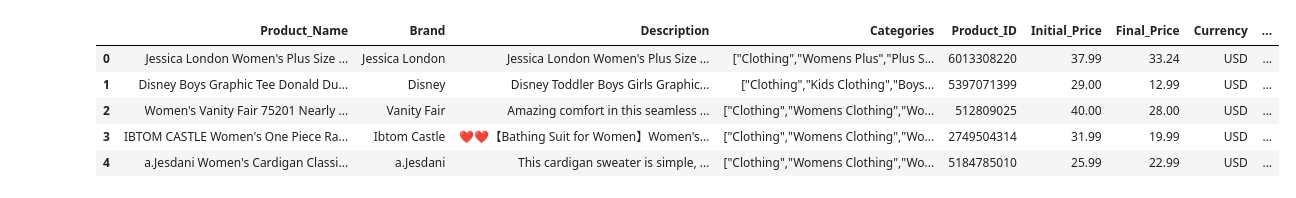
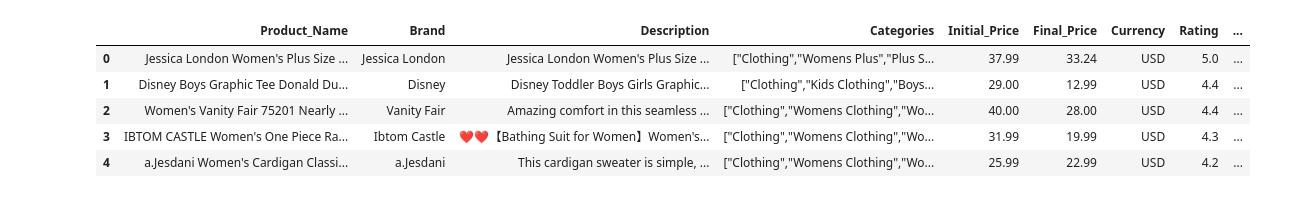
Before and after one commit to TrueNguyen203/Image-Text-Recommendation-System, a Jupyter notebook: merge.ipynb, the cells around one changed output. Drawn from its saved outputs; the diff is of its cells as text; code cells hidden in the pictures.

```diff
--- a/merge.ipynb
+++ b/merge.ipynb
@@ -7,7 +68,7 @@ walmart = pd.read_csv('walmart_clothing.csv')
 # %%
 final_columns = [
-    'Product_Name', 'Brand', 'Description', 'Categories', 'Product_ID',
+    'Product_Name', 'Brand', 'Description', 'Categories',
     'Initial_Price', 'Final_Price', 'Currency', 'Rating', 'Reviews_Count',
-    'URL', 'Marketplace'
+    'Image_URL'
 ]
 # %%
@@ -67,30 +124,28 @@ shein.head(5)
 # %%
-walmart = walmart[['product_name', 'brand', 'description', 'categories', 'product_id',
+walmart = walmart[['product_name', 'brand', 'description', 'categories',
                    'initial_price', 'final_price', 'currency', 'rating',
-                   'review_count', 'url']].rename(columns={
+                   'review_count', 'main_image']].rename(columns={
     'product_name': 'Product_Name',
     'brand': 'Brand',
     'description': 'Description',
     'categories': 'Categories',
-    'product_id': 'Product_ID',
     'initial_price': 'Initial_Price',
     'final_price': 'Final_Price',
     'currency': 'Currency',
     'rating': 'Rating',
     'review_count': 'Reviews_Count',
-    'url': 'URL'
+    'main_image': 'Image_URL'
 })
-walmart['Marketplace'] = 'Walmart'
 walmart = walmart[final_columns]
 
 walmart.head(5)
 # %% [output]
-|  | Product_Name | Brand | Description | Categories | Product_ID | Initial_Price | Final_Price | Currency | ... |
-| 0 | Jessica London Women's Plus Size ... | Jessica London | Jessica London Women's Plus Size ... | ["Clothing","Womens Plus","Plus S... | 6013308220 | 37.99 | 33.24 | USD | ... |
-| 1 | Disney Boys Graphic Tee Donald Du... | Disney | Disney Toddler Boys Girls Graphic... | ["Clothing","Kids Clothing","Boys... | 5397071399 | 29.00 | 12.99 | USD | ... |
-| 2 | Women's Vanity Fair 75201 Nearly ... | Vanity Fair | Amazing comfort in this seamless ... | ["Clothing","Womens Clothing","Wo... | 512809025 | 40.00 | 28.00 | USD | ... |
-| 3 | IBTOM CASTLE Women's One Piece Ra... | Ibtom Castle | ❤❤【Bathing Suit for Women】Women's... | ["Clothing","Womens Clothing","Wo... | 2749504314 | 31.99 | 19.99 | USD | ... |
-| 4 | a.Jesdani Women's Cardigan Classi... | a.Jesdani | This cardigan sweater is simple, ... | ["Clothing","Womens Clothing","Wo... | 5184785010 | 25.99 | 22.99 | USD | ... |
+|  | Product_Name | Brand | Description | Categories | Initial_Price | Final_Price | Currency | Rating | ... |
+| 0 | Jessica London Women's Plus Size ... | Jessica London | Jessica London Women's Plus Size ... | ["Clothing","Womens Plus","Plus S... | 37.99 | 33.24 | USD | 5.0 | ... |
+| 1 | Disney Boys Graphic Tee Donald Du... | Disney | Disney Toddler Boys Girls Graphic... | ["Clothing","Kids Clothing","Boys... | 29.00 | 12.99 | USD | 4.4 | ... |
+| 2 | Women's Vanity Fair 75201 Nearly ... | Vanity Fair | Amazing comfort in this seamless ... | ["Clothing","Womens Clothing","Wo... | 40.00 | 28.00 | USD | 4.4 | ... |
+| 3 | IBTOM CASTLE Women's One Piece Ra... | Ibtom Castle | ❤❤【Bathing Suit for Women】Women's... | ["Clothing","Womens Clothing","Wo... | 31.99 | 19.99 | USD | 4.3 | ... |
+| 4 | a.Jesdani Women's Cardigan Classi... | a.Jesdani | This cardigan sweater is simple, ... | ["Clothing","Womens Clothing","Wo... | 25.99 | 22.99 | USD | 4.2 | ... |
 # %%
 merged = pd.concat([amazon, shein, walmart], ignore_index=True)
 merged.info()
```
Also changed, not shown: parts of 16 cells of this notebook, 1 other file.
